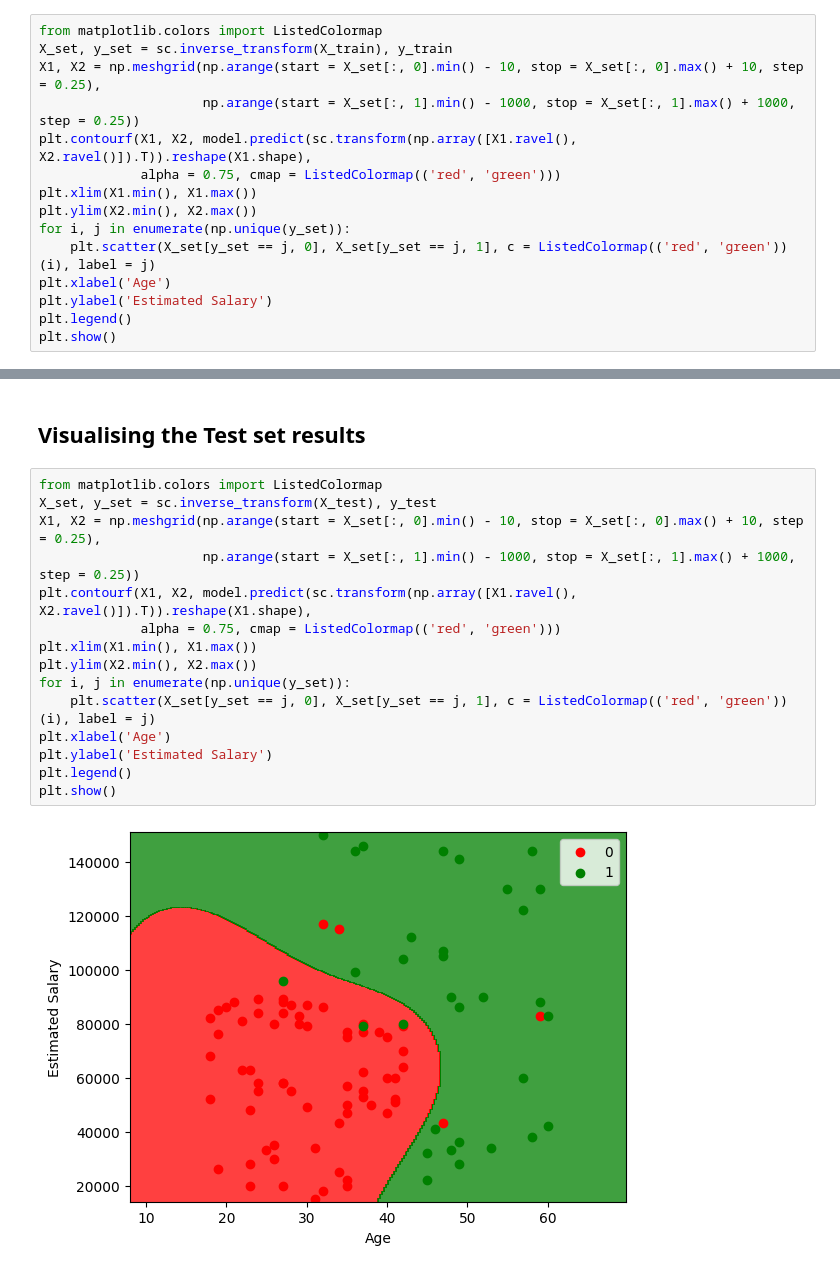
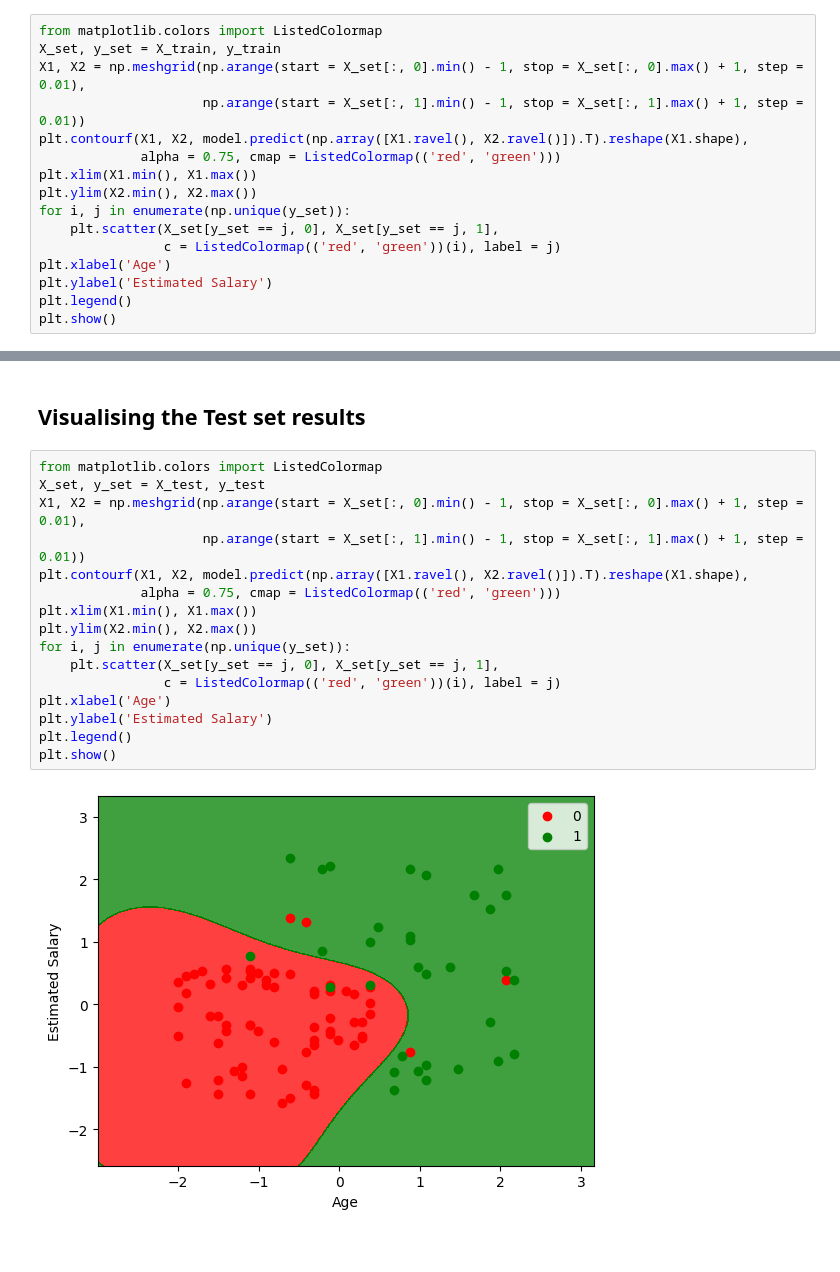
Before and after one commit to el24ham/Machine-Learning-Projects, a Jupyter notebook: Classification/4.Kernel SVM/Predict_Purchase_kernel.ipynb, the cells around one changed output, grey strips where cells are left out. Cells and saved outputs as stored; diff of their text form.

```diff
--- a/Classification/4.Kernel SVM/Predict_Purchase_kernel.ipynb
+++ b/Classification/4.Kernel SVM/Predict_Purchase_kernel.ipynb
@@ -60,15 +70,16 @@ Score is:  0.93
 ## Visualising the Training set result
 # %%
 from matplotlib.colors import ListedColormap
-X_set, y_set = sc.inverse_transform(X_train), y_train
-X1, X2 = np.meshgrid(np.arange(start = X_set[:, 0].min() - 10, stop = X_set[:, 0].max() + 10, step = 0.25),
-                     np.arange(start = X_set[:, 1].min() - 1000, stop = X_set[:, 1].max() + 1000, step = 0.25))
-plt.contourf(X1, X2, model.predict(sc.transform(np.array([X1.ravel(), X2.ravel()]).T)).reshape(X1.shape),
+X_set, y_set = X_train, y_train
+X1, X2 = np.meshgrid(np.arange(start = X_set[:, 0].min() - 1, stop = X_set[:, 0].max() + 1, step = 0.01),
+                     np.arange(start = X_set[:, 1].min() - 1, stop = X_set[:, 1].max() + 1, step = 0.01))
+plt.contourf(X1, X2, model.predict(np.array([X1.ravel(), X2.ravel()]).T).reshape(X1.shape),
              alpha = 0.75, cmap = ListedColormap(('red', 'green')))
 plt.xlim(X1.min(), X1.max())
 plt.ylim(X2.min(), X2.max())
 for i, j in enumerate(np.unique(y_set)):
-    plt.scatter(X_set[y_set == j, 0], X_set[y_set == j, 1], c = ListedColormap(('red', 'green'))(i), label = j)
+    plt.scatter(X_set[y_set == j, 0], X_set[y_set == j, 1],
+                c = ListedColormap(('red', 'green'))(i), label = j)
 plt.xlabel('Age')
 plt.ylabel('Estimated Salary')
 plt.legend()
@@ -79,18 +90,19 @@ plt.show()
 ## Visualising the Test set results
 # %%
 from matplotlib.colors import ListedColormap
-X_set, y_set = sc.inverse_transform(X_test), y_test
-X1, X2 = np.meshgrid(np.arange(start = X_set[:, 0].min() - 10, stop = X_set[:, 0].max() + 10, step = 0.25),
-                     np.arange(start = X_set[:, 1].min() - 1000, stop = X_set[:, 1].max() + 1000, step = 0.25))
-plt.contourf(X1, X2, model.predict(sc.transform(np.array([X1.ravel(), X2.ravel()]).T)).reshape(X1.shape),
+X_set, y_set = X_test, y_test
+X1, X2 = np.meshgrid(np.arange(start = X_set[:, 0].min() - 1, stop = X_set[:, 0].max() + 1, step = 0.01),
+                     np.arange(start = X_set[:, 1].min() - 1, stop = X_set[:, 1].max() + 1, step = 0.01))
+plt.contourf(X1, X2, model.predict(np.array([X1.ravel(), X2.ravel()]).T).reshape(X1.shape),
              alpha = 0.75, cmap = ListedColormap(('red', 'green')))
 plt.xlim(X1.min(), X1.max())
 plt.ylim(X2.min(), X2.max())
 for i, j in enumerate(np.unique(y_set)):
-    plt.scatter(X_set[y_set == j, 0], X_set[y_set == j, 1], c = ListedColormap(('red', 'green'))(i), label = j)
+    plt.scatter(X_set[y_set == j, 0], X_set[y_set == j, 1],
+                c = ListedColormap(('red', 'green'))(i), label = j)
 plt.xlabel('Age')
 plt.ylabel('Estimated Salary')
 plt.legend()
 plt.show()
 # %% [output]
-[figure, old version]
+[figure, new version]
```
Also changed, not shown: parts of 3 cells of this notebook.
